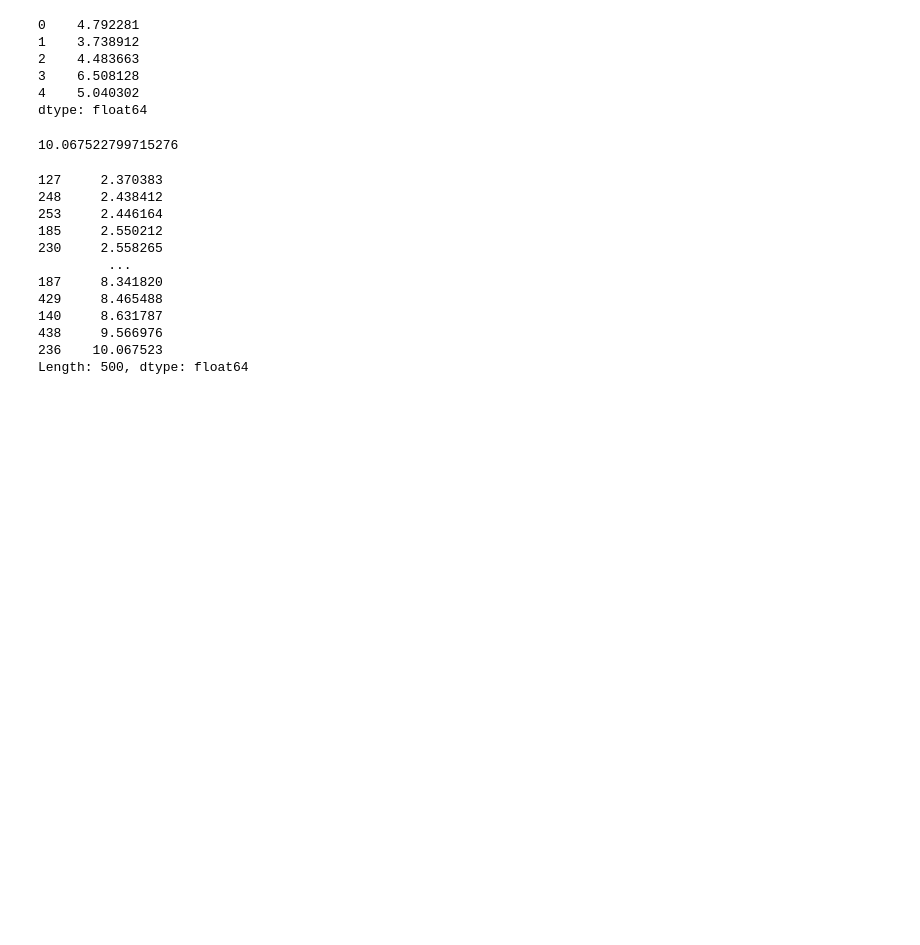
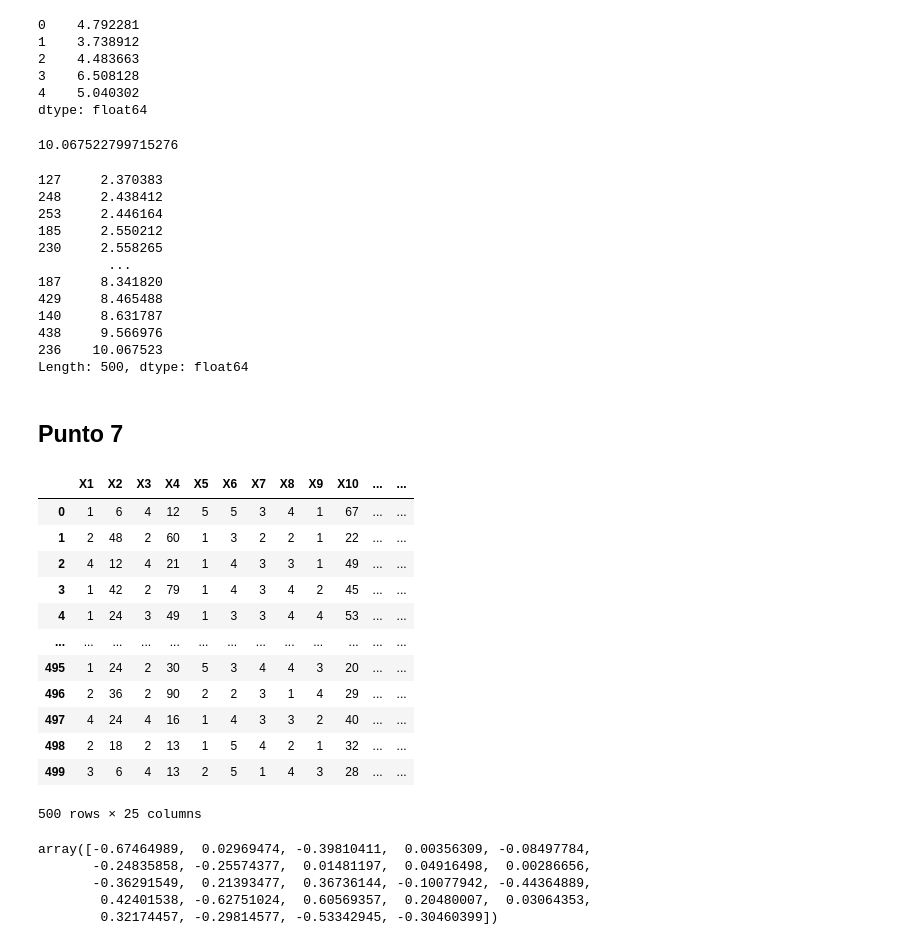
Before and after one commit to alejo963/Estad-stica_en_Ciencia_de_datos, a Jupyter notebook: taller1/codigo_taller1.ipynb, the cells around one changed output. Saved outputs shown, nothing was run; the diff lists cells and outputs as text; code cells hidden in the pictures; blank space fills up the shorter version.

```diff
--- a/taller1/codigo_taller1.ipynb
+++ b/taller1/codigo_taller1.ipynb
@@ -307,3 +308,22 @@ distances.sort_values(0)
 438     9.566976
 236    10.067523
 Length: 500, dtype: float64
+# %% [markdown]
+## Punto 7
+# %%
+df = pd.read_excel('../datos/ELE2.xlsx')
+df
+# %% [output]
+|  | X1 | X2 | X3 | X4 | X5 | X6 | X7 | X8 | X9 | X10 | ... | ... |
+| 0 | 1 | 6 | 4 | 12 | 5 | 5 | 3 | 4 | 1 | 67 | ... | ... |
+| 1 | 2 | 48 | 2 | 60 | 1 | 3 | 2 | 2 | 1 | 22 | ... | ... |
+| 2 | 4 | 12 | 4 | 21 | 1 | 4 | 3 | 3 | 1 | 49 | ... | ... |
+| 3 | 1 | 42 | 2 | 79 | 1 | 4 | 3 | 4 | 2 | 45 | ... | ... |
+| 4 | 1 | 24 | 3 | 49 | 1 | 3 | 3 | 4 | 4 | 53 | ... | ... |
+| ... | ... | ... | ... | ... | ... | ... | ... | ... | ... | ... | ... | ... |
+| 495 | 1 | 24 | 2 | 30 | 5 | 3 | 4 | 4 | 3 | 20 | ... | ... |
+| 496 | 2 | 36 | 2 | 90 | 2 | 2 | 3 | 1 | 4 | 29 | ... | ... |
+| 497 | 4 | 24 | 4 | 16 | 1 | 4 | 3 | 3 | 2 | 40 | ... | ... |
+| 498 | 2 | 18 | 2 | 13 | 1 | 5 | 4 | 2 | 1 | 32 | ... | ... |
+| 499 | 3 | 6 | 4 | 13 | 2 | 5 | 1 | 4 | 3 | 28 | ... | ... |
+500 rows × 25 columns
@@ -309,0 +344,9 @@ Length: 500, dtype: float64
+# %%
+beta = logit_fit.coef_[0]
+beta
+# %% [output]
+array([-0.67464989,  0.02969474, -0.39810411,  0.00356309, -0.08497784,
+       -0.24835858, -0.25574377,  0.01481197,  0.04916498,  0.00286656,
+       -0.36291549,  0.21393477,  0.36736144, -0.10077942, -0.44364889,
+        0.42401538, -0.62751024,  0.60569357,  0.20480007,  0.03064353,
+        0.32174457, -0.29814577, -0.53342945, -0.30460399])
```
Also changed, not shown: parts of 8 cells of this notebook.
